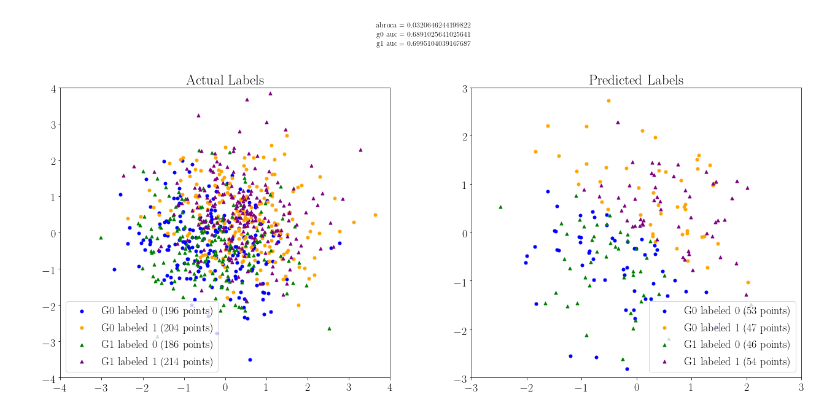
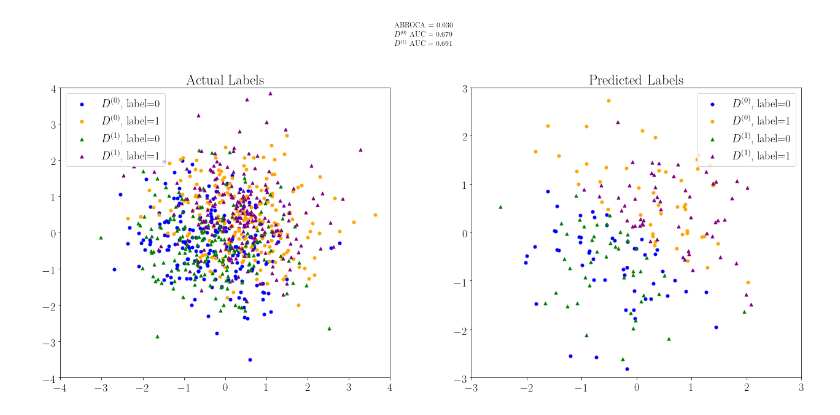
Before and after one commit to 13nat1313/ABROCAproject, a Jupyter notebook: ABROCAproject-Copy1.ipynb, the cells around one changed output. Saved outputs shown, nothing was run; the diff lists cells and outputs as text; code cells hidden in the pictures.

Commit message:
SUBMIT THIS FILE (plus visualization.py and simulation.py)

```diff
--- a/ABROCAproject-Copy1.ipynb
+++ b/ABROCAproject-Copy1.ipynb
@@ -266,16 +332,5 @@ plt.show()
 # %%
 def visualize_data(point_size=.5, group_switch=2, s=0, figsize=(20, 10), **kwargs):
-    """Generates either 1 or 2 figures to help display simulated data as a scatter plot.
-
-    Args:
-        point_size (float): Size of scatter plot points, passed as argument to plt.scatter.
-        s (int): Random seed.
-        figsize (tuple[int]): Size of matplotlib.pyplot figure.
-        **kwargs: Passed to SimulationParams
-
-    Returns:
-        If data is generated with 2 covariates, returns a matplotlib.pyplot figure with 2 scatter plots (group 0 and 1 data), and 2 ROC plots (group 0 and group 1). If more than 2 covariates, returns the tuple returned by visualize_data_3d.
-    """
     np.random.seed(s)
 
     dflts = SimulationParams(**kwargs)
@@ -306,8 +361,8 @@ def visualize_data(point_size=.5, group_switch=2, s=0, figsize=(20, 10), **kwarg
 
 
     perm = np.random.permutation(len(y_train))
-
-    regressor = LogisticRegressionCV(cv=5)
+    regressor = MLPClassifier(hidden_layer_sizes=(32,32), learning_rate_init=1e-4, batch_size=128, max_iter=200, random_state=0)
+#     regressor = LogisticRegressionCV(cv=5)
     regressor.fit(X_train[perm], y_train[perm])
 
     y_pred_0 = regressor.predict(X_test_0)
@@ -330,52 +385,56 @@ def visualize_data(point_size=.5, group_switch=2, s=0, figsize=(20, 10), **kwarg
     abroca = compute_abroca(fpr_0, tpr_0, fpr_1, tpr_1)
 
     fig, axs = plt.subplots(1, 2, figsize=figsize)
+    d0 = r'$D^{(0)}$'
+    d1 = r'$D^{(1)}$'
 
     if group_switch != 1:
-        axs[0].scatter(plot_x0_0, plot_y0_0, color='blue', s=point_size, label=f'G0 labeled 0 ({len(plot_x0_0)} points)', marker='o')
+        axs[0].scatter(plot_x0_0, plot_y0_0, color='blue', s=point_size, label=f'{d0}, label=0', marker='o')
         axs[0].scatter(plot_x0_1, plot_y0_1, color='orange', s=point_size,
-                          label=f'G0 labeled 1 ({len(plot_x0_1)} points)', marker='o')
+                          label=f'{d0}, label=1', marker='o')
     if group_switch != 0:
-        axs[0].scatter(plot_x1_0, plot_y1_0, color='green', s=point_size, label=f'G1 labeled 0 ({len(plot_x1_0)} points)', marker='^')
+        axs[0].scatter(plot_x1_0, plot_y1_0, color='green', s=point_size, label=f'{d1}, label=0', marker='^')
         axs[0].scatter(plot_x1_1, plot_y1_1, color='purple', s=point_size,
-                          label=f'G1 labeled 1 ({len(plot_x1_1)} points)', marker='^')
+                          label=f'{d1}, label=1', marker='^')
     axs[0].legend()
     axs[0].set_title('Actual Labels')
 
-    axs[1].scatter(plot_x0_0_test, plot_y0_0_test, color='blue', s=point_size, label=f'G0 labeled 0 ({len(plot_x0_0_test)} points)', marker='o')
+    axs[1].scatter(plot_x0_0_test, plot_y0_0_test, color='blue', s=point_size, label=f'{d0}, label=0', marker='o')
     axs[1].scatter(plot_x0_1_test, plot_y0_1_test, color='orange', s=point_size,
-                      label=f'G0 labeled 1 ({len(plot_x0_1_test)} points)', marker='o')
-    axs[1].scatter(plot_x1_0_test, plot_y1_0_test, color='green', s=point_size, label=f'G1 labeled 0 ({len(plot_x1_0_test)} points)', marker='^')
+                      label=f'{d0}, label=1', marker='o')
+    axs[1].scatter(plot_x1_0_test, plot_y1_0_test, color='green', s=point_size, label=f'{d1}, label=0', marker='^')
     axs[1].scatter(plot_x1_1_test, plot_y1_1_test, color='purple', s=point_size,
-                      label=f'G1 labeled 1 ({len(plot_x1_1_test)} points)', marker='^')
+                      label=f'{d1}, label=1', marker='^')
     axs[1].legend()
     axs[1].set_title('Predicted Labels')
 
     xlim = [int(min(plot_x0_0 + plot_x0_1 + plot_x1_0 + plot_x1_1)) - 1,
             int(max(plot_x0_0 + plot_x0_1 + plot_x1_0 + plot_x1_1)) + 1]
     ylim = [int(min(plot_y0_0 + plot_y0_1 + plot_y1_0 + plot_y1_1)) - 1,
             int(max(plot_y0_0 + plot_y0_1 + plot_y1_0 + plot_y1_1)) + 1]
 
     xlim_test = [int(min(plot_x0_0_test + plot_x0_1_test + plot_x1_0_test + plot_x1_1_test)) - 1,
             int(max(plot_x0_0_test + plot_x0_1_test + plot_x1_0_test + plot_x1_1_test)) + 1]
     ylim_test = [int(min(plot_y0_0_test + plot_y0_1_test + plot_y1_0_test + plot_y1_1_test)) - 1,
             int(max(plot_y0_0_test + plot_y0_1_test + plot_y1_0_test + plot_y1_1_test)) + 1]
 
     axs[0].set_xlim(xlim)
     axs[1].set_xlim(xlim_test)
     axs[0].set_ylim(ylim)
     axs[1].set_ylim(ylim_test)
 
-    fig.suptitle(f'abroca = {abroca}\ng0 auc = {g0auc}\ng1 auc = {g1auc}')
+    fig.suptitle(f'ABROCA = {abroca:.3f}\n{d0} AUC = {g0auc:.3f}\n{d1} AUC = {g1auc:.3f}')
     fig.tight_layout(pad=10.0)
 
     return fig
 
 
 
-e=.25
+e=100
 g = 2
-fig = visualize_data(point_size=25, group_switch=g, s=13, n=1000, theta_1=[(2**0.5)*np.cos(e*np.pi), (2**0.5)*np.sin(e*np.pi)])
+fig = visualize_data(point_size=25, group_switch=g, s=13, n=1000)
+# fig = visualize_data(point_size=25, group_switch=g, s=13, n=1000, theta_1=[1*e*4,1*e*4])
 fig.show()
+fig.savefig(f'figures/viz_ML_noshift{datetime.now()}.pdf', bbox_inches="tight")
 # %% [output]
-[figure, old version]
+[figure, new version]
```
Also changed, not shown: parts of 9 cells of this notebook.
